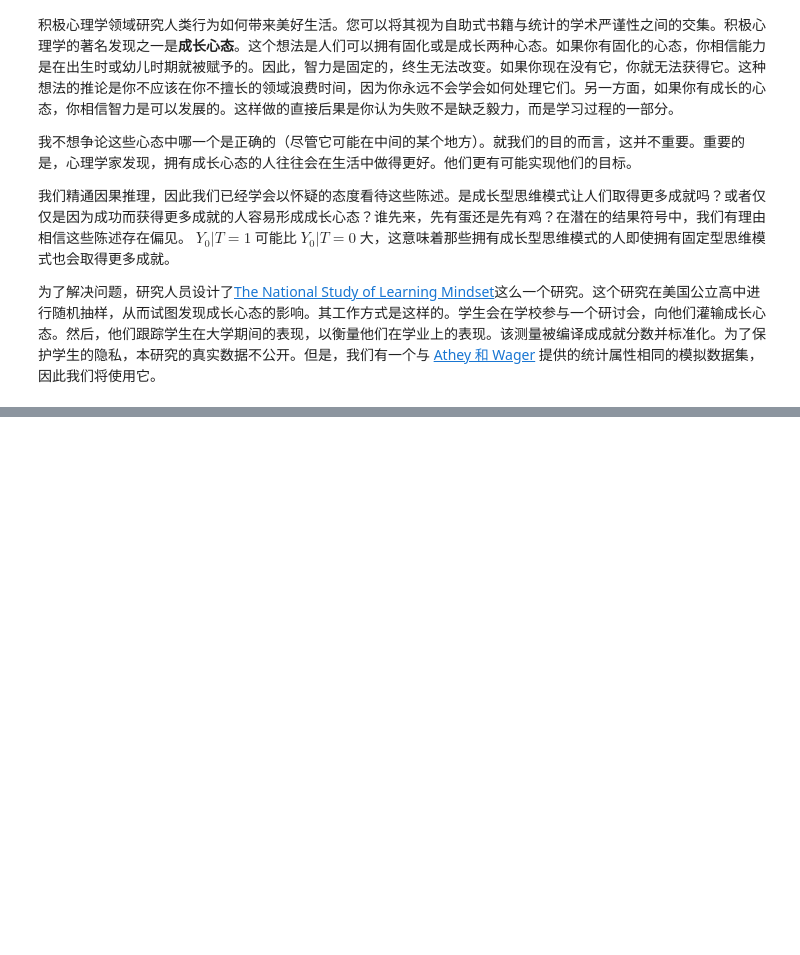
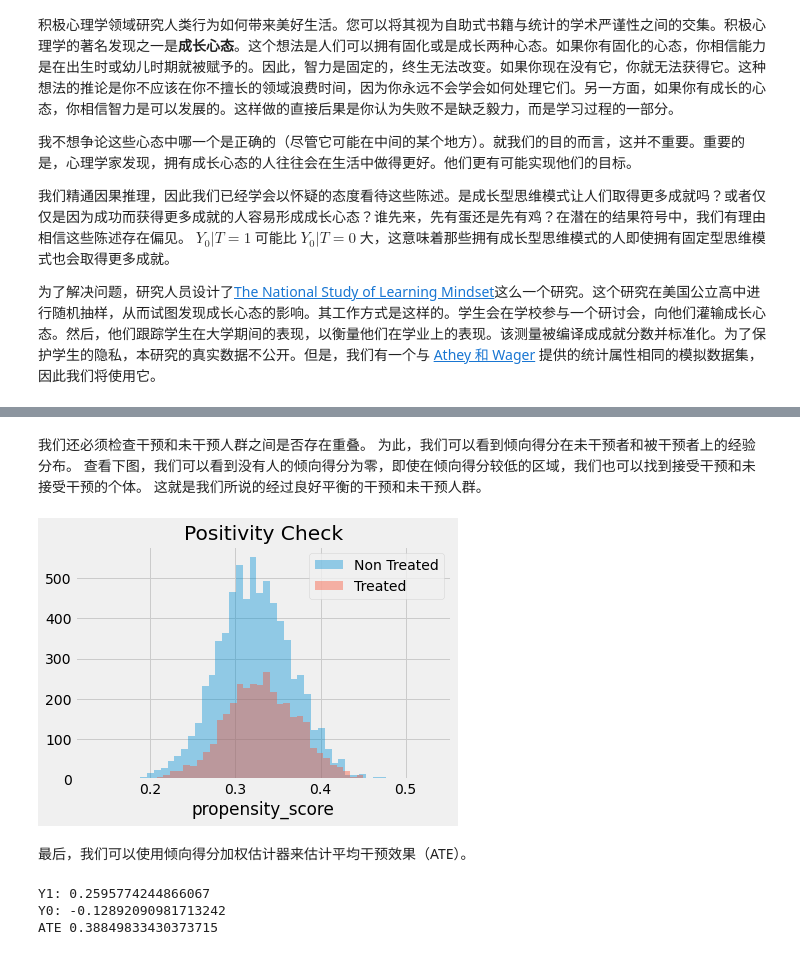
Before and after one commit to xieliaing/CausalInferenceIntro, a Jupyter notebook: chapters/11 第十一章 倾向得分.ipynb, the cells around one changed output, grey strips where cells are left out. Cells and saved outputs as stored; diff of their text form; code cells hidden in the pictures; blank space fills up the shorter version.

```diff
--- a/chapters/11 第十一章 倾向得分.ipynb
+++ b/chapters/11 第十一章 倾向得分.ipynb
@@ -12,0 +226,27 @@
+# %% [markdown]
+我们还必须检查干预和未干预人群之间是否存在重叠。 为此，我们可以看到倾向得分在未干预者和被干预者上的经验分布。 查看下图，我们可以看到没有人的倾向得分为零，即使在倾向得分较低的区域，我们也可以找到接受干预和未接受干预的个体。 这就是我们所说的经过良好平衡的干预和未干预人群。
+# %%
+sns.distplot(data_ps.query("intervention==0")["propensity_score"], kde=False, label="Non Treated")
+sns.distplot(data_ps.query("intervention==1")["propensity_score"], kde=False, label="Treated")
+plt.title("Positivity Check")
+plt.legend();
+# %% [output]
+[figure, added]
+# %% [markdown]
+最后，我们可以使用倾向得分加权估计器来估计平均干预效果（ATE）。
+# %%
+weight = ((data_ps["intervention"]-data_ps["propensity_score"]) /
+          (data_ps["propensity_score"]*(1-data_ps["propensity_score"])))
+
+y1 = sum(data_ps.query("intervention==1")["achievement_score"]*weight_t) / len(data)
+y0 = sum(data_ps.query("intervention==0")["achievement_score"]*weight_nt) / len(data)
+
+ate = np.mean(weight * data_ps["achievement_score"])
+
+print("Y1:", y1)
+print("Y0:", y0)
+print("ATE", np.mean(weight * data_ps["achievement_score"]))
+# %% [output]
+Y1: 0.2595774244866067
+Y0: -0.12892090981713242
+ATE 0.38849833430373715
```
Also changed, not shown: parts of 37 cells of this notebook.
